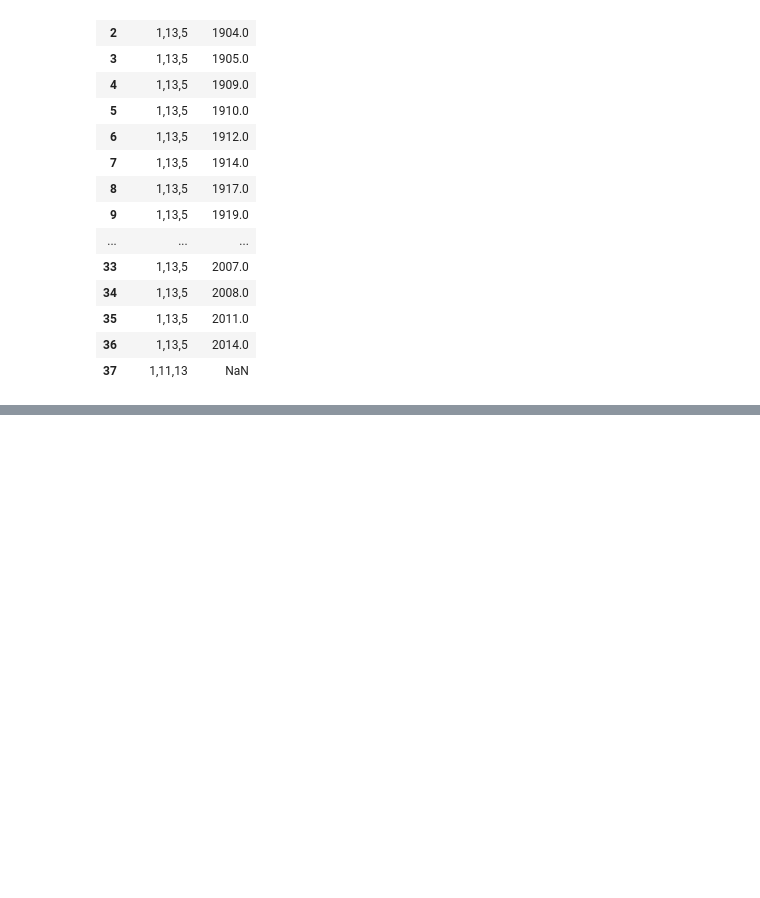
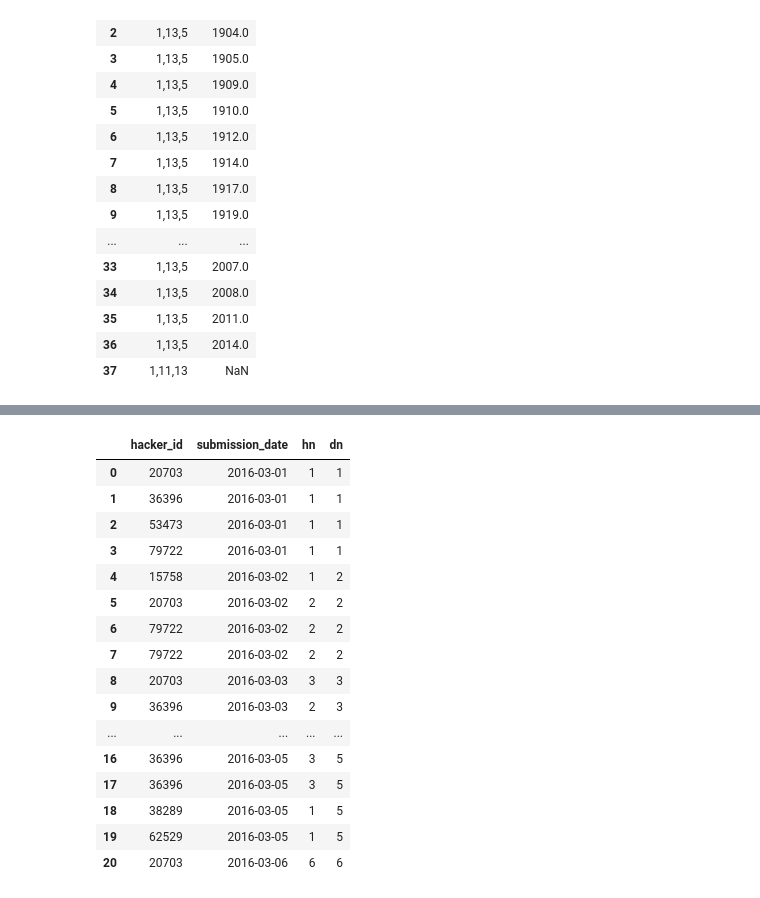
Before and after one commit to leiyang-mids/zillow, a Jupyter notebook: Zillow.ipynb, the cells around one changed output, grey strips where cells are left out. Saved outputs shown, nothing was run; the diff lists cells and outputs as text; code cells hidden in the pictures; blank space fills up the shorter version.

```diff
--- a/Zillow.ipynb
+++ b/Zillow.ipynb
@@ -200,0 +314,23 @@ get_sql("select string_agg(distinct airconditioningtypeid::text,','), yearbuilt
+# %%
+get_sql('select hacker_id, submission_date, \
+    dense_rank() over (PARTITION BY hacker_id order by submission_date) as hn, \
+    dense_rank() over (order by submission_date) as dn \
+    from submissions order by  submission_date, hacker_id')
+# %% [output]
+|  | hacker_id | submission_date | hn | dn |
+| 0 | 20703 | 2016-03-01 | 1 | 1 |
+| 1 | 36396 | 2016-03-01 | 1 | 1 |
+| 2 | 53473 | 2016-03-01 | 1 | 1 |
+| 3 | 79722 | 2016-03-01 | 1 | 1 |
+| 4 | 15758 | 2016-03-02 | 1 | 2 |
+| 5 | 20703 | 2016-03-02 | 2 | 2 |
+| 6 | 79722 | 2016-03-02 | 2 | 2 |
+| 7 | 79722 | 2016-03-02 | 2 | 2 |
+| 8 | 20703 | 2016-03-03 | 3 | 3 |
+| 9 | 36396 | 2016-03-03 | 2 | 3 |
+| ... | ... | ... | ... | ... |
+| 16 | 36396 | 2016-03-05 | 3 | 5 |
+| 17 | 36396 | 2016-03-05 | 3 | 5 |
+| 18 | 38289 | 2016-03-05 | 1 | 5 |
+| 19 | 62529 | 2016-03-05 | 1 | 5 |
+| 20 | 20703 | 2016-03-06 | 6 | 6 |
```
Also changed, not shown: parts of 12 cells of this notebook, 1 other file.
